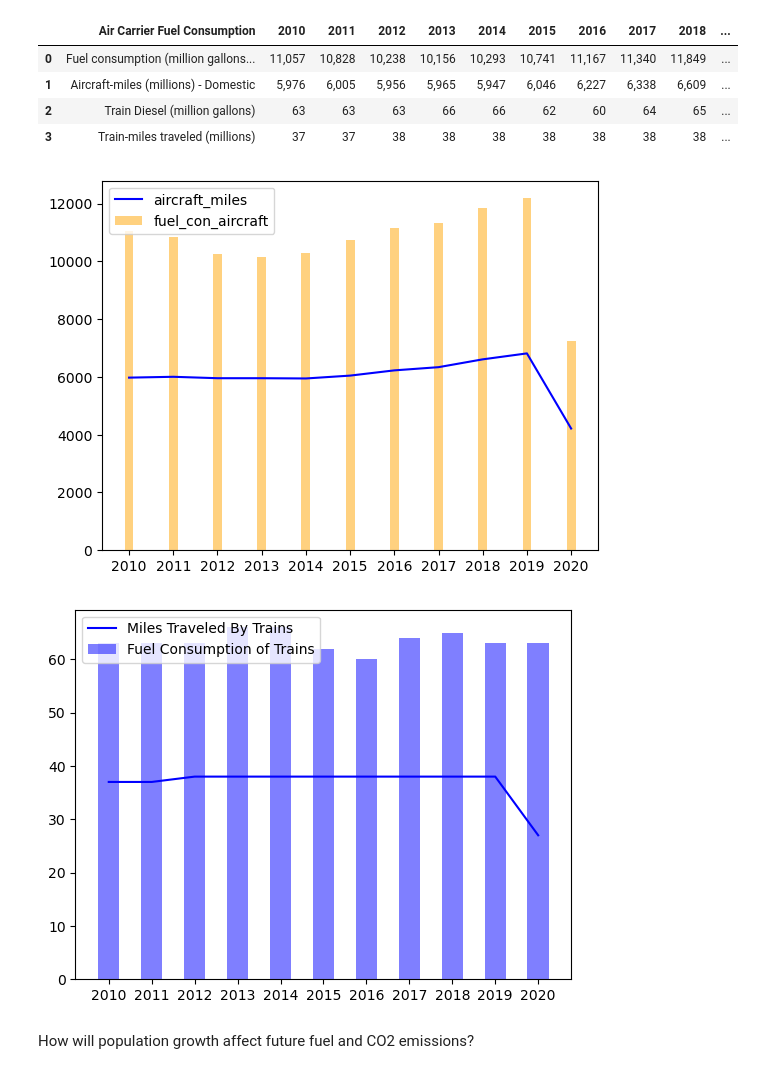
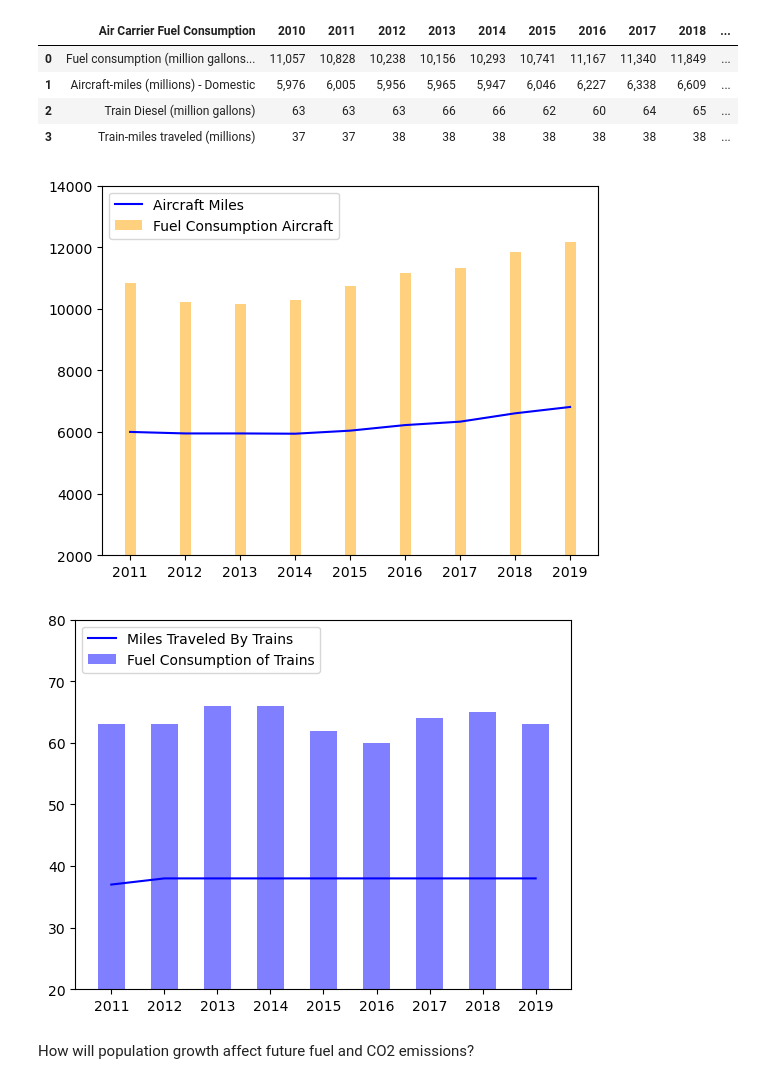
Before and after one commit to bennettnorth/Group-5-Project-1, a Jupyter notebook: Project File.ipynb, the cells around one changed output. Saved outputs shown, nothing was run; the diff lists cells and outputs as text; code cells hidden in the pictures.

```diff
--- a/Project File.ipynb
+++ b/Project File.ipynb
@@ -270,9 +403,11 @@ combined_fuel_emissions_df
 | 3 | Train-miles traveled (millions) | 37 | 37 | 38 | 38 | 38 | 38 | 38 | 38 | 38 | ... |
 # %%
 # creating the dataset
-x_label = ['2010', '2011', '2012', '2013', '2014', '2015', '2016', '2017', '2018', '2019', '2020']
-fuel_con_aircraft = [11057, 10828,10238,10156,10293,10741,11167,11340,11849,12184,7233]
-aircraft_miles = [5976, 6005, 5956,5956,5947, 6046, 6227, 6338,6609,6815,4214]
+x_label = ['2011', '2012', '2013', '2014', '2015', '2016', '2017', '2018', '2019']
+fuel_con_aircraft = [10828,10238,10156,10293,10741,11167,11340,11849,12184]
+aircraft_miles = [6005, 5956,5956,5947, 6046, 6227, 6338,6609,6815]
+#'2010', 11057, 5976,
+#'2020',7233, ,4214
 fuel_consumption_miles_traveled = pd.DataFrame(
   {
     'Fuel Consumption by Aircraft': fuel_con_aircraft,
@@ -286,33 +421,36 @@ y1 = aircraft_miles
 y2 = fuel_con_aircraft
 
 
-plt.plot(x, y1, "-b", label="aircraft_miles")
-plt.bar(x, y2, width=0.2, alpha=0.5, color='orange', label="fuel_con_aircraft" )
-
+plt.plot(x, y1, "-b", label="Aircraft Miles")
+plt.bar(x, y2, width=0.2, alpha=0.5, color='orange', label="Fuel Consumption Aircraft" )
 plt.legend(loc="upper left")
+plt.ylim(2000,14000)
 plt.show()
 # %% [output]
-[figure, old version]
+[figure, new version]
 # %%
 # creating the dataset
-x_label = ['2010', '2011', '2012', '2013', '2014', '2015', '2016', '2017', '2018', '2019', '2020']
-fuel_con_trains = [63,63,63,66,66,62,60,64,65,63,63]
-train_miles = [ 37,37,38,38,38,38,38,38,38,38,27]
+x_label = ['2011', '2012', '2013', '2014', '2015', '2016', '2017', '2018', '2019', ]
+fuel_con_trains = [63,63,66,66,62,60,64,65,63]
+train_miles = [37,38,38,38,38,38,38,38,38]
+#'2010', 63, 37,
+#'2020',63, 27
 fuel_consumption_miles_traveled = pd.DataFrame(
   {'Fuel Consumption by Trains' : fuel_con_trains,
     'Miles traveled by Train' : train_miles
   },
   index=x_label
 )
 
 x = x_label
 y1 = train_miles
 y2= fuel_con_trains
 plt.plot(x, y1, "-b", label= "Miles Traveled By Trains")
 plt.bar(x, y2, width=.50 ,alpha=0.5, color= 'blue', label="Fuel Consumption of Trains")
 plt.legend(loc="upper left")
+plt.ylim(20,80)
 plt.show()
 # %% [output]
-[figure, old version]
+[figure, new version]
 # %% [markdown]
 How will population growth affect future fuel and CO2 emissions?
```
Also changed, not shown: parts of 12 cells of this notebook.
